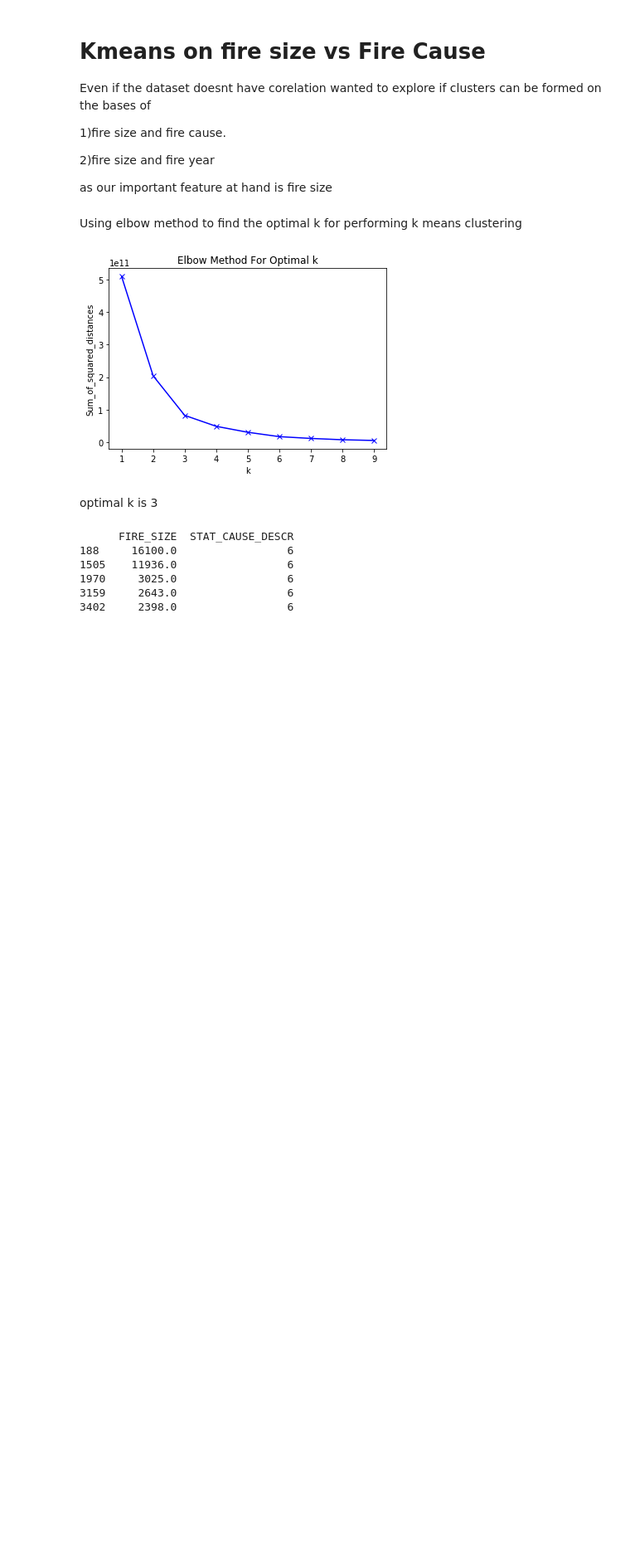
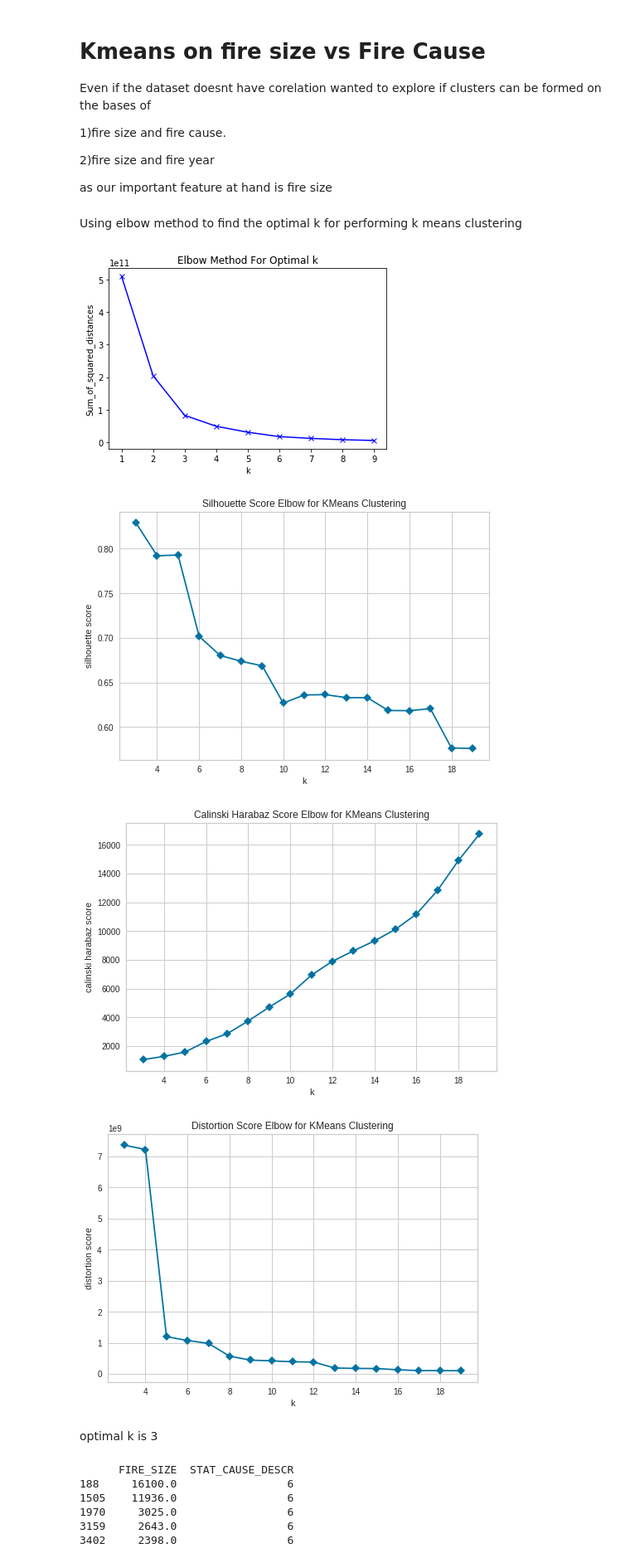
Before and after one commit to chettkulkarni/MachineLearning, a Jupyter notebook: Assignment_KMeans.ipynb, the cells around one changed output. Shown: that part at 83% size. Drawn from its saved outputs; the diff is of its cells as text; code cells hidden in the pictures; blank space fills up the shorter version.

```diff
--- a/Assignment_KMeans.ipynb
+++ b/Assignment_KMeans.ipynb
@@ -143,6 +141,29 @@ plt.title('Elbow Method For Optimal k')
 plt.show()
 # %% [output]
 [figure]
+# %%
+from yellowbrick.cluster import KElbowVisualizer
+model = KMeans(random_state=0)
+visualizer = KElbowVisualizer(model, k=(3,20), metric='silhouette', timings=False)
+
+visualizer.fit(df2)
+visualizer.poof()
+
+
+visualizer = KElbowVisualizer(model, k=(3,20), metric='calinski_harabaz', timings=False)
+
+visualizer.fit(df2)
+visualizer.poof()
+
+
+visualizer = KElbowVisualizer(model, k=(3,20), metric='distortion', timings=False)
+
+visualizer.fit(df2)
+visualizer.poof()
+# %% [output]
+[figure, added]
+[figure, added]
+[figure, added]
 # %% [markdown]
 optimal k is 3
 # %%
```
Also changed, not shown: parts of 4 cells of this notebook.
